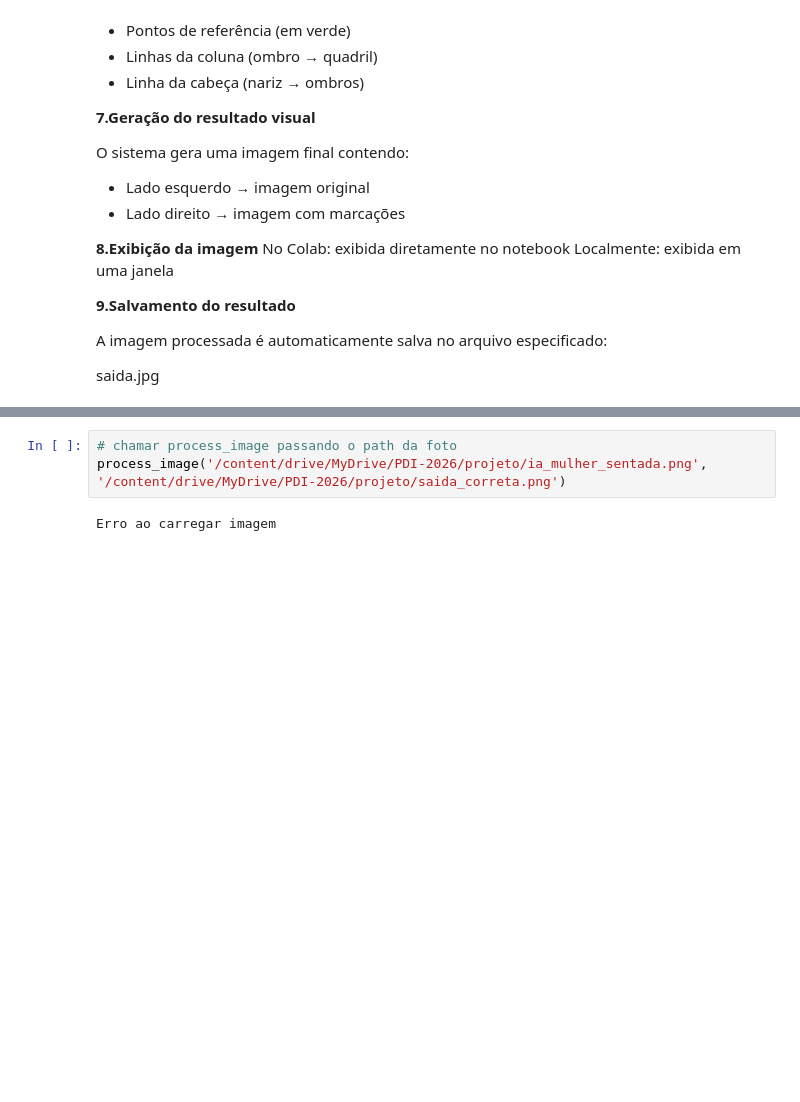
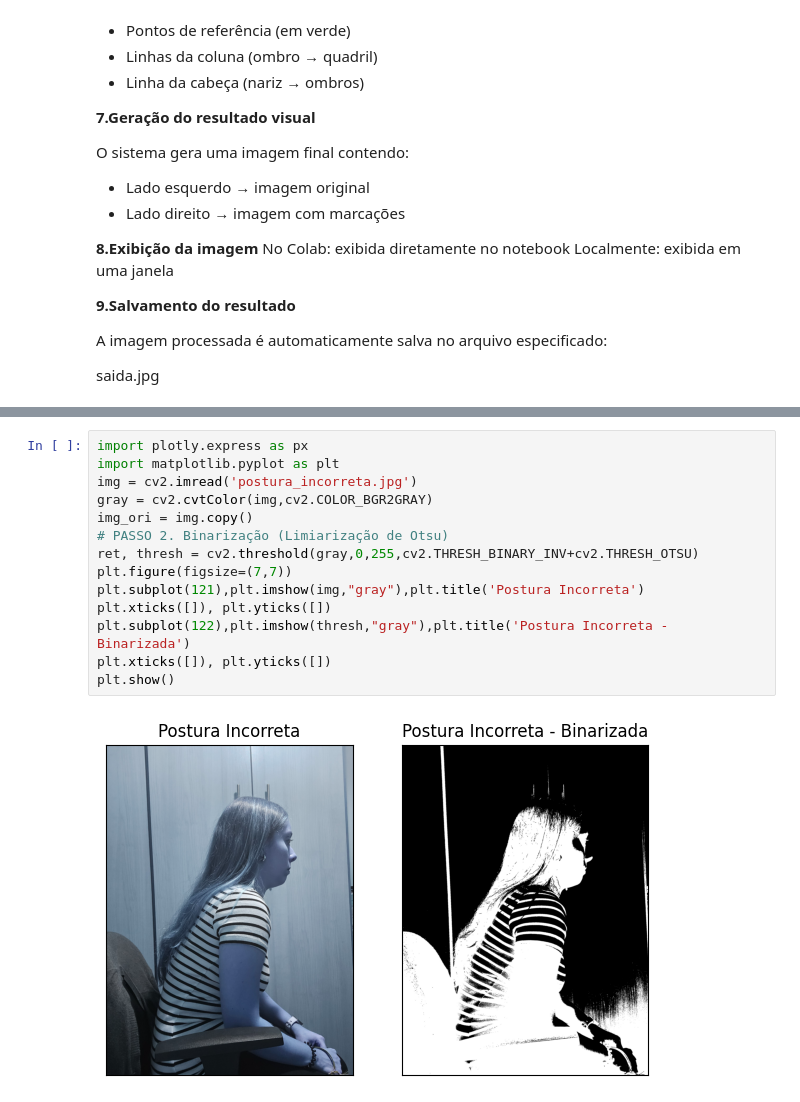
Before and after one commit to yoochuua/Processamento-digital-imagens, a Jupyter notebook: projeto/script.ipynb, the cells around one changed output, grey strips where cells are left out. Drawn from its saved outputs; the diff is of its cells as text; blank space fills up the shorter version.

Commit message:
projeto segmentacao

```diff
--- a/projeto/script.ipynb
+++ b/projeto/script.ipynb
@@ -277,5 +345,16 @@ Erro ao carregar imagem
-# %%
-# chamar process_image passando o path da foto
-process_image('/content/drive/MyDrive/PDI-2026/projeto/ia_mulher_sentada.png', '/content/drive/MyDrive/PDI-2026/projeto/saida_correta.png')
-# %% [output]
-Erro ao carregar imagem
+# %%
+import plotly.express as px
+import matplotlib.pyplot as plt
+img = cv2.imread('postura_incorreta.jpg')
+gray = cv2.cvtColor(img,cv2.COLOR_BGR2GRAY)
+img_ori = img.copy()
+# PASSO 2. Binarização (Limiarização de Otsu)
+ret, thresh = cv2.threshold(gray,0,255,cv2.THRESH_BINARY_INV+cv2.THRESH_OTSU)
+plt.figure(figsize=(7,7))
+plt.subplot(121),plt.imshow(img,"gray"),plt.title('Postura Incorreta')
+plt.xticks([]), plt.yticks([])
+plt.subplot(122),plt.imshow(thresh,"gray"),plt.title('Postura Incorreta - Binarizada')
+plt.xticks([]), plt.yticks([])
+plt.show()
+# %% [output]
+[figure, added]
```
Also changed, not shown: parts of 21 cells of this notebook, 11 other files.
